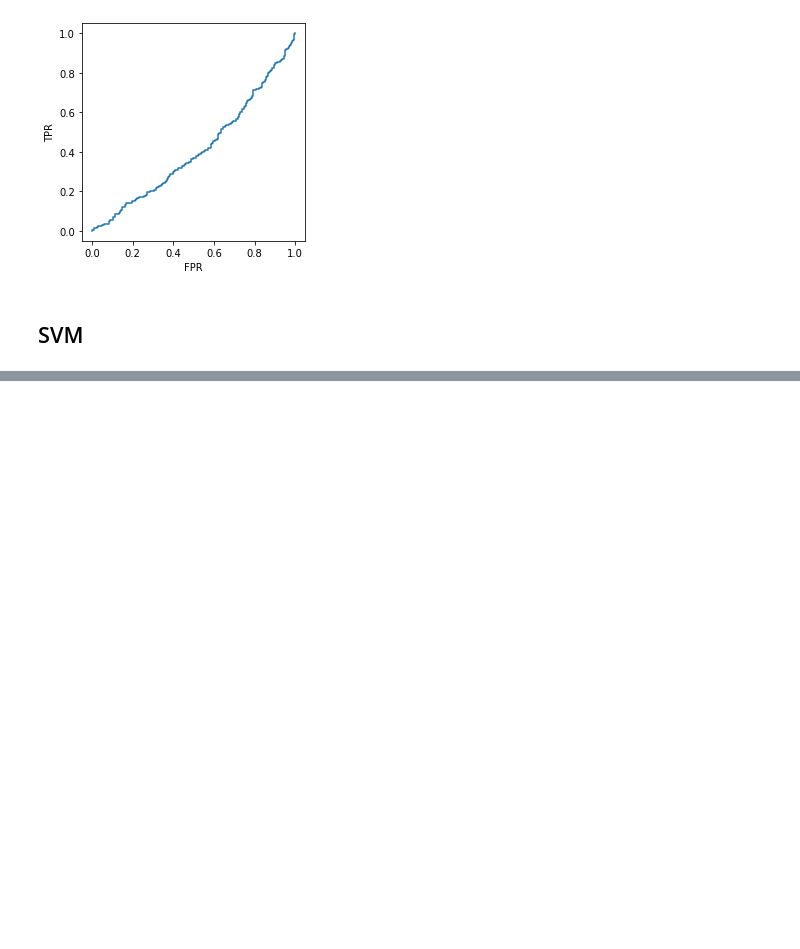
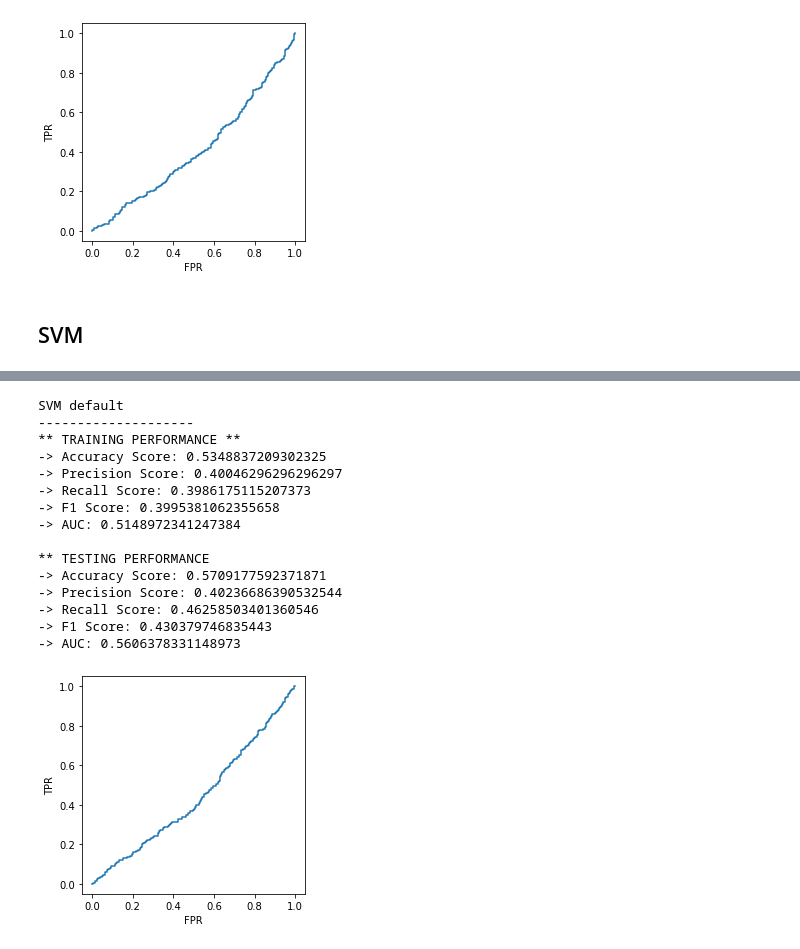
Before and after one commit to FabriceMesidor/Classification_Project_Views_towards_Computer_Decisions, a Jupyter notebook: Modeling-with-PCA.ipynb, the cells around one changed output, grey strips where cells are left out. Cells and saved outputs as stored; diff of their text form; code cells hidden in the pictures; blank space fills up the shorter version.

```diff
--- a/Modeling-with-PCA.ipynb
+++ b/Modeling-with-PCA.ipynb
@@ -1041,0 +1146,19 @@ XGBoost genetic search
+# %%
+performance_model(svm_SVC_2,"SVM default",plot=True)
+# %% [output]
+SVM default
+--------------------
+** TRAINING PERFORMANCE **
+-> Accuracy Score: 0.5348837209302325
+-> Precision Score: 0.40046296296296297
+-> Recall Score: 0.3986175115207373
+-> F1 Score: 0.3995381062355658
+-> AUC: 0.5148972341247384
+
+** TESTING PERFORMANCE
+-> Accuracy Score: 0.5709177592371871
+-> Precision Score: 0.40236686390532544
+-> Recall Score: 0.46258503401360546
+-> F1 Score: 0.430379746835443
+-> AUC: 0.5606378331148973
+[figure, added]
```
Also changed, not shown: parts of 8 cells of this notebook.
